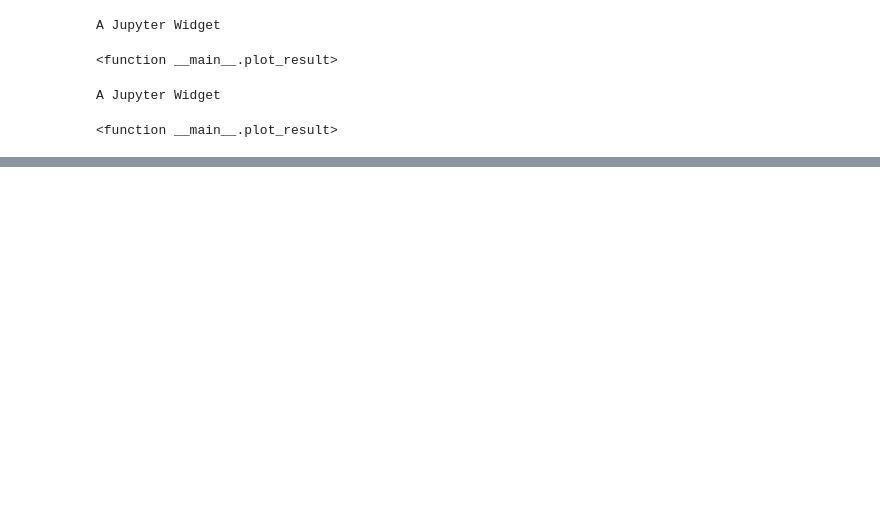
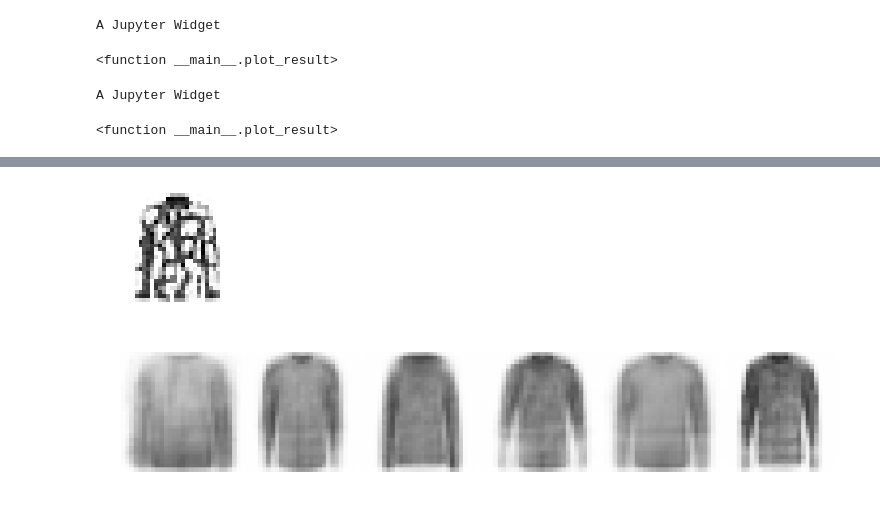
Before and after one commit to Alfo5123/Variational-Sparse-Coding, a Jupyter notebook: notebooks/Experiment_Plots.ipynb, the cells around one changed output, grey strips where cells are left out. Drawn from its saved outputs; the diff is of its cells as text; code cells hidden in the pictures; blank space fills up the shorter version.

```diff
--- a/notebooks/Experiment_Plots.ipynb
+++ b/notebooks/Experiment_Plots.ipynb
@@ -788,0 +974,5 @@ A Jupyter Widget
+# %%
+sweaters = vsc_conditional_sampling( fashion_images[2]  , vsc_fashion_models_001 )
+# %% [output]
+[figure, added]
+[figure, added]
```
Also changed, not shown: parts of 38 cells of this notebook.
